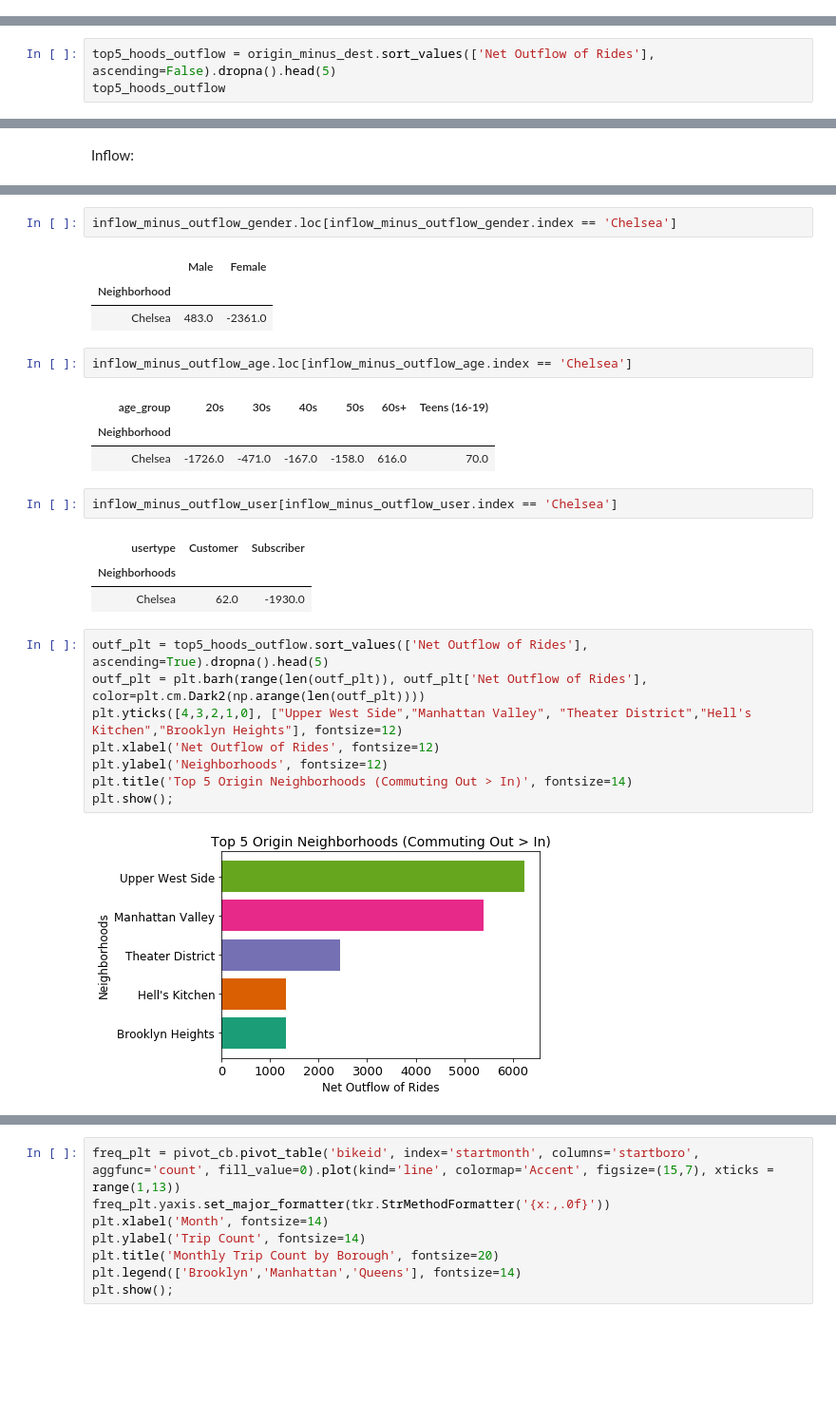
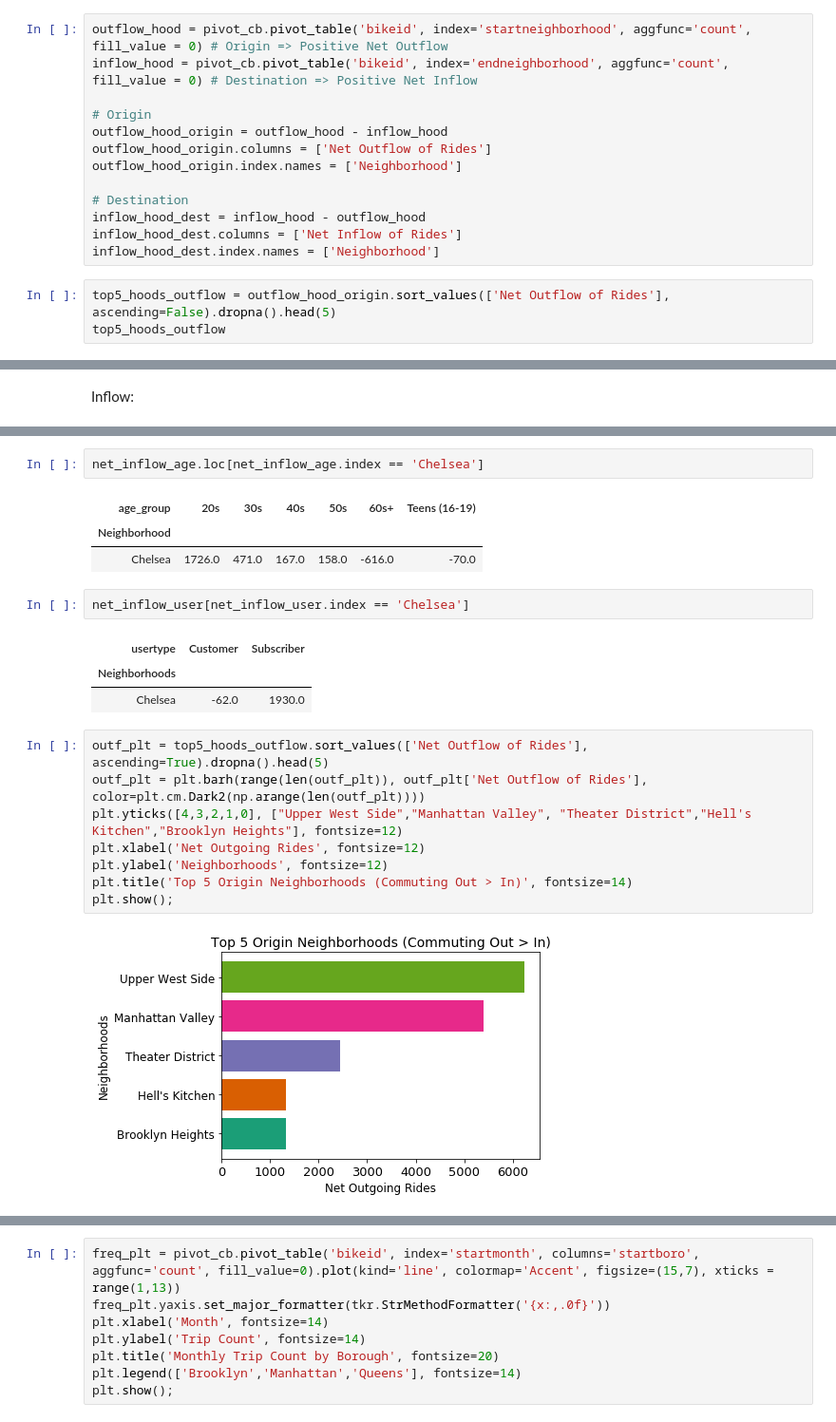
Before and after one commit to yslnam/mofo_bikes, a Jupyter notebook: notebooks/eda/citibike_feature_engineered_eda.ipynb, the cells around one changed output, grey strips where cells are left out. Shown at 95% size. Cells and saved outputs as stored; diff of their text form; blank space fills up the shorter version.

```diff
--- a/notebooks/eda/citibike_feature_engineered_eda.ipynb
+++ b/notebooks/eda/citibike_feature_engineered_eda.ipynb
@@ -713,3 +713,19 @@ mean_nb_trips_by_daytype_rushhour
 | Woodside | Queens | 27544.761905 | 24326.940789 | 25037.666667 | 25402.016854 | ... |
 | Yorkville | Manhattan | 24186.145031 | 23001.693472 | 23250.146542 | 23580.843846 | ... |
 70 rows × 10 columns
+# %%
+outflow_hood = pivot_cb.pivot_table('bikeid', index='startneighborhood', aggfunc='count', fill_value = 0) # Origin => Positive Net Outflow
+inflow_hood = pivot_cb.pivot_table('bikeid', index='endneighborhood', aggfunc='count', fill_value = 0) # Destination => Positive Net Inflow
+
+# Origin
+outflow_hood_origin = outflow_hood - inflow_hood
+outflow_hood_origin.columns = ['Net Outflow of Rides']
+outflow_hood_origin.index.names = ['Neighborhood']
+
+# Destination
+inflow_hood_dest = inflow_hood - outflow_hood
+inflow_hood_dest.columns = ['Net Inflow of Rides']
+inflow_hood_dest.index.names = ['Neighborhood']
+# %%
+top5_hoods_outflow = outflow_hood_origin.sort_values(['Net Outflow of Rides'], ascending=False).dropna().head(5)
+top5_hoods_outflow
@@ -727,3 +764,0 @@ origin_minus_dest.index.names = ['Neighborhood']
-# %%
-top5_hoods_outflow = origin_minus_dest.sort_values(['Net Outflow of Rides'], ascending=False).dropna().head(5)
-top5_hoods_outflow
@@ -1020,31 +1028,25 @@ inflow_minus_outflow_age.loc[inflow_minus_outflow_age.index == 'Chelsea']
 # %%
-inflow_minus_outflow_gender.loc[inflow_minus_outflow_gender.index == 'Chelsea']
+net_inflow_age.loc[net_inflow_age.index == 'Chelsea']
 # %% [output]
-|  | Male | Female |
-| Neighborhood |  |  |
-| Chelsea | 483.0 | -2361.0 |
+| age_group | 20s | 30s | 40s | 50s | 60s+ | Teens (16-19) |
+| Neighborhood |  |  |  |  |  |  |
+| Chelsea | 1726.0 | 471.0 | 167.0 | 158.0 | -616.0 | -70.0 |
-# %%
-inflow_minus_outflow_age.loc[inflow_minus_outflow_age.index == 'Chelsea']
-# %% [output]
-| age_group | 20s | 30s | 40s | 50s | 60s+ | Teens (16-19) |
-| Neighborhood |  |  |  |  |  |  |
-| Chelsea | -1726.0 | -471.0 | -167.0 | -158.0 | 616.0 | 70.0 |
 # %%
-inflow_minus_outflow_user[inflow_minus_outflow_user.index == 'Chelsea']
+net_inflow_user[net_inflow_user.index == 'Chelsea']
 # %% [output]
 | usertype | Customer | Subscriber |
 | Neighborhoods |  |  |
-| Chelsea | 62.0 | -1930.0 |
+| Chelsea | -62.0 | 1930.0 |
 # %%
 outf_plt = top5_hoods_outflow.sort_values(['Net Outflow of Rides'], ascending=True).dropna().head(5)
 outf_plt = plt.barh(range(len(outf_plt)), outf_plt['Net Outflow of Rides'], color=plt.cm.Dark2(np.arange(len(outf_plt))))
 plt.yticks([4,3,2,1,0], ["Upper West Side","Manhattan Valley", "Theater District","Hell's Kitchen","Brooklyn Heights"], fontsize=12)
-plt.xlabel('Net Outflow of Rides', fontsize=12)
+plt.xlabel('Net Outgoing Rides', fontsize=12)
 plt.ylabel('Neighborhoods', fontsize=12)
 plt.title('Top 5 Origin Neighborhoods (Commuting Out > In)', fontsize=14)
 plt.show();
 # %% [output]
-[figure, old version]
+[figure, new version]
 # %%
 inf_plt = top5_hoods_inflow.sort_values(['Net Inflow of Rides'], ascending=True).dropna().head(5)
 inf_plt = plt.barh(range(len(inf_plt)), inf_plt['Net Inflow of Rides'], color=plt.cm.tab10(np.arange(len(inf_plt))))
```
Also changed, not shown: parts of 32 cells of this notebook.
